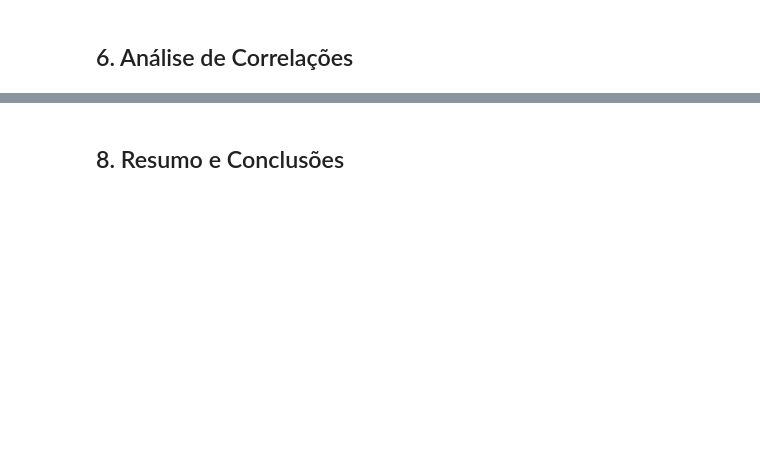
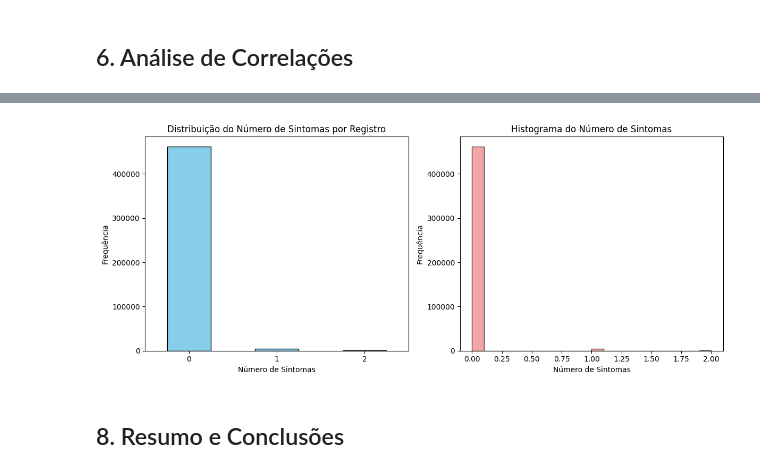
Before and after one commit to daniellybx/projeto_proepi_gds_datascience, a Jupyter notebook: notebooks/01_exploratory_data_analysis.ipynb, the cells around one changed output, grey strips where cells are left out. Saved outputs shown, nothing was run; the diff lists cells and outputs as text; code cells hidden in the pictures; blank space fills up the shorter version.

```diff
--- a/notebooks/01_exploratory_data_analysis.ipynb
+++ b/notebooks/01_exploratory_data_analysis.ipynb
@@ -466,0 +422,78 @@ Variáveis categóricas identificadas: ['report_contact_with_symptom', 'symptom_
+# %%
+print("🦠 ANÁLISE DETALHADA DE SINTOMAS")
+print("=" * 50)
+
+# Identificar colunas de sintomas
+symptom_cols = [col for col in df_symptoms.columns if 'symptom' in col.lower()]
+print(f"Colunas de sintomas encontradas: {symptom_cols}")
+
+if len(symptom_cols) > 0:
+    print(f"\n📊 ESTATÍSTICAS GERAIS DOS SINTOMAS:")
+
+    # Análise de cada coluna de sintoma
+    for col in symptom_cols:
+        print(f"\n🔍 {col.upper()}:")
+        print("-" * 30)
+
+        # Estatísticas básicas
+        unique_count = df_symptoms[col].nunique()
+        null_count = df_symptoms[col].isnull().sum()
+        total_count = len(df_symptoms)
+
+        print(f"Valores únicos: {unique_count:,}")
+        print(f"Valores nulos: {null_count:,} ({null_count/total_count*100:.1f}%)")
+        print(f"Valores preenchidos: {total_count - null_count:,} ({(total_count - null_count)/total_count*100:.1f}%)")
+
+        # Análise dos valores únicos
+        if unique_count <= 50:  # Mostrar todos se não forem muitos
+            unique_vals = df_symptoms[col].value_counts(dropna=False)
+            print(f"\nDistribuição de valores:")
+            for i, (val, count) in enumerate(unique_vals.head(15).items(), 1):
+                percent = count / total_count * 100
+                print(f"  {i:2d}. {val}: {count:,} ({percent:.1f}%)")
+
+            if unique_count > 15:
+                print(f"  ... e mais {unique_count - 15} valores únicos")
+        else:
+            print(f"Muitos valores únicos ({unique_count:,}) - variável de alta cardinalidade")
+
+    # Análise de combinações de sintomas
+    print(f"\n🔍 ANÁLISE DE COMBINAÇÕES DE SINTOMAS:")
+
+    # Criar coluna de total de sintomas
+    df_symptoms['total_symptoms'] = df_symptoms[symptom_cols].notna().sum(axis=1)
+
+    print(f"Distribuição do número de sintomas por registro:")
+    symptom_dist = df_symptoms['total_symptoms'].value_counts().sort_index()
+    for num_symptoms, count in symptom_dist.items():
+        percent = count / len(df_symptoms) * 100
+        print(f"  {num_symptoms} sintomas: {count:,} registros ({percent:.1f}%)")
+
+    # Registros com pelo menos um sintoma
+    records_with_symptoms = df_symptoms[df_symptoms['total_symptoms'] > 0]
+    print(f"\nRegistros com sintomas: {len(records_with_symptoms):,} ({len(records_with_symptoms)/len(df_symptoms)*100:.1f}%)")
+    print(f"Média de sintomas por registro: {df_symptoms['total_symptoms'].mean():.2f}")
+
+    # Visualização da distribuição de sintomas
+    plt.figure(figsize=(12, 5))
+
+    plt.subplot(1, 2, 1)
+    symptom_dist.plot(kind='bar', color='skyblue', edgecolor='black')
+    plt.title('Distribuição do Número de Sintomas por Registro')
+    plt.xlabel('Número de Sintomas')
+    plt.ylabel('Frequência')
+    plt.xticks(rotation=0)
+
+    plt.subplot(1, 2, 2)
+    plt.hist(df_symptoms['total_symptoms'], bins=20, color='lightcoral', edgecolor='black', alpha=0.7)
+    plt.title('Histograma do Número de Sintomas')
+    plt.xlabel('Número de Sintomas')
+    plt.ylabel('Frequência')
+
+    plt.tight_layout()
+    plt.show()
+
+else:
+    print("❌ Nenhuma coluna de sintomas encontrada.")
+    print("Verifique se as colunas contêm 'symptom' no nome.")
+# %% [output]
@@ -467,2 +517,3 @@ Variáveis categóricas identificadas: ['report_contact_with_symptom', 'symptom_
+[figure, added]
 # %% [markdown]
 ## 8. Resumo e Conclusões
```
Also changed, not shown: parts of 27 cells of this notebook.
